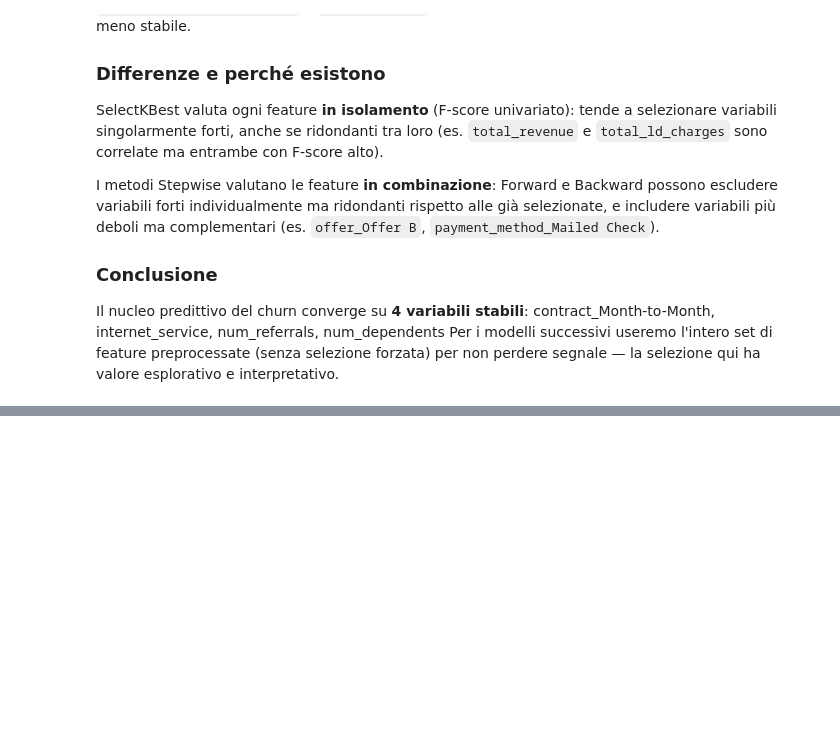
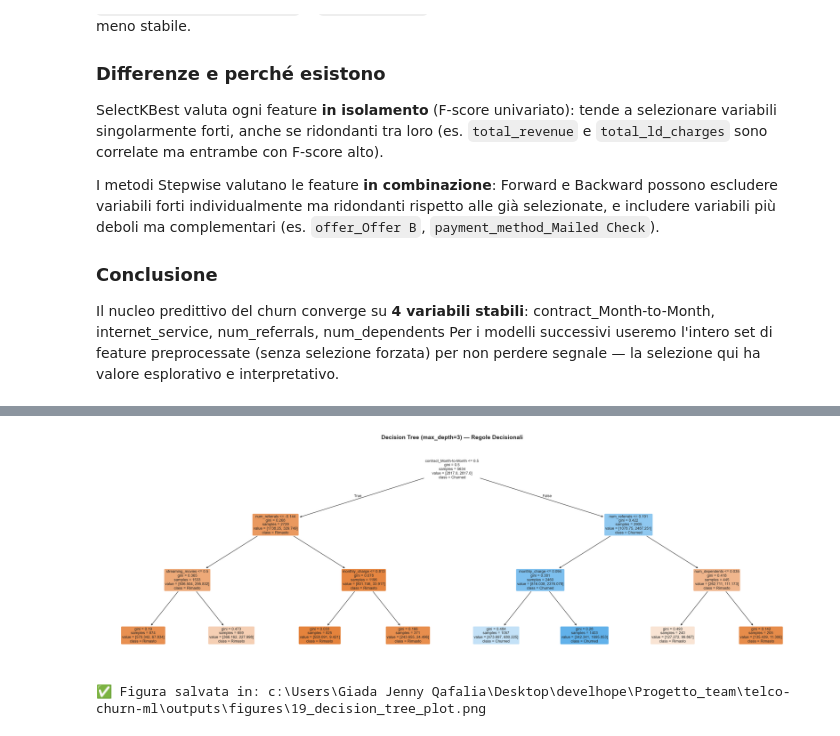
Before and after one commit to antoniohopee/telco-churn-ml, a Jupyter notebook: notebooks/04_machine_learning.ipynb, the cells around one changed output, grey strips where cells are left out. Saved outputs shown, nothing was run; the diff lists cells and outputs as text; code cells hidden in the pictures; blank space fills up the shorter version.

```diff
--- a/notebooks/04_machine_learning.ipynb
+++ b/notebooks/04_machine_learning.ipynb
@@ -638,0 +824,39 @@ ha valore esplorativo e interpretativo.
+# %%
+from sklearn.tree import plot_tree
+
+# Albero semplificato a max_depth=3 per interpretabilità
+pipeline_dt_vis = Pipeline([
+    ("preprocessor", build_preprocessor(num_cols, cat_cols, binary_cols)),
+    ("classifier", DecisionTreeClassifier(
+        max_depth=3,
+        class_weight="balanced",
+        random_state=42
+    ))
+])
+
+pipeline_dt_vis.fit(X_train, y_train)
+
+feature_names = pipeline_dt_vis.named_steps["preprocessor"].get_feature_names_out()
+feature_names = [name.split("__")[1] for name in feature_names]
+
+fig, ax = plt.subplots(figsize=(24, 8))
+plot_tree(
+    pipeline_dt_vis.named_steps["classifier"],
+    feature_names=feature_names,
+    class_names=["Rimasto", "Churned"],
+    filled=True,
+    rounded=True,
+    fontsize=9,
+    ax=ax
+)
+ax.set_title("Decision Tree (max_depth=3) — Regole Decisionali",
+             fontsize=14, fontweight="bold")
+plt.tight_layout()
+
+figures_path = os.path.abspath(os.path.join("..", "outputs", "figures", "19_decision_tree_plot.png"))
+plt.savefig(figures_path, dpi=150, bbox_inches="tight")
+plt.show()
+print(f"✅ Figura salvata in: {figures_path}")
+# %% [output]
+[figure, added]
+✅ Figura salvata in: c:\Users\Giada Jenny Qafalia\Desktop\develhope\Progetto_team\telco-churn-ml\outputs\figures\19_decision_tree_plot.png
```
Also changed, not shown: parts of 9 cells of this notebook, 3 other files.
